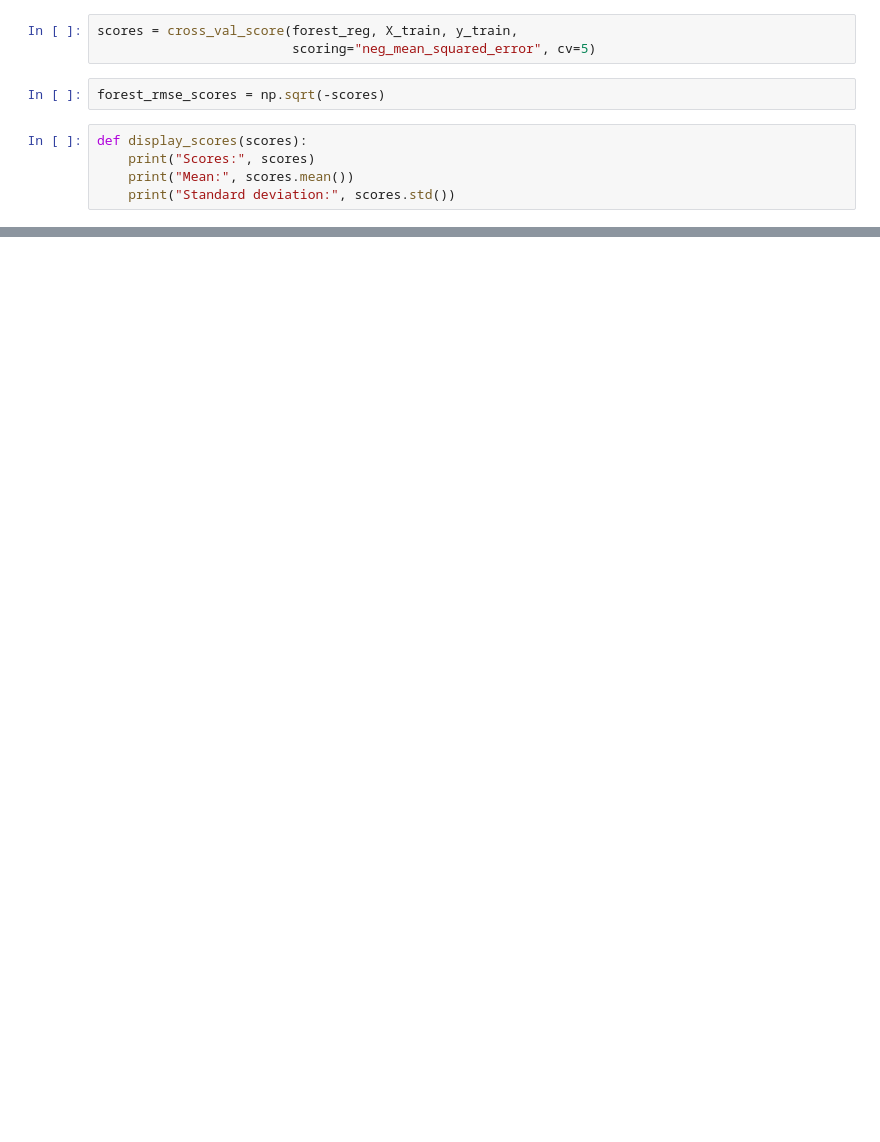
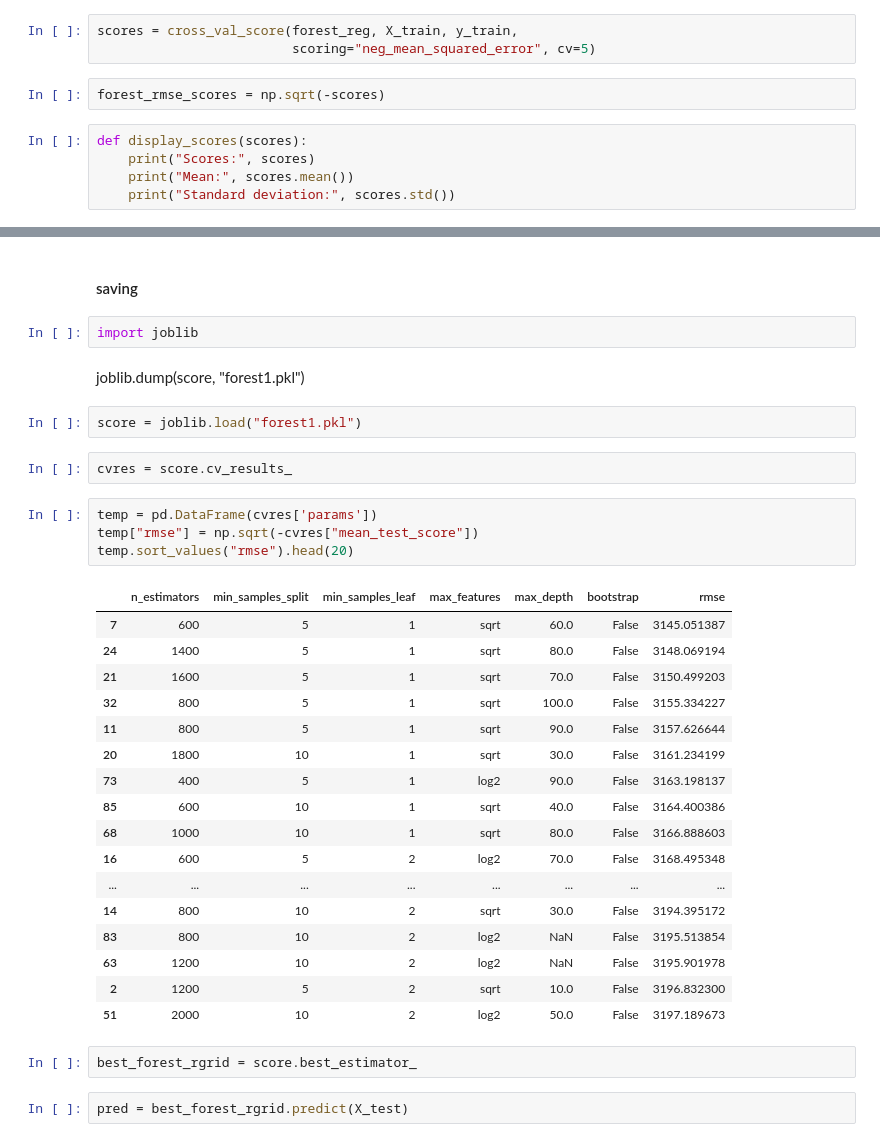
Before and after one commit to OverCat2000/ML_project, a Jupyter notebook: advanceAnalysis.ipynb, the cells around one changed output, grey strips where cells are left out. Drawn from its saved outputs; the diff is of its cells as text; blank space fills up the shorter version.

```diff
--- a/advanceAnalysis.ipynb
+++ b/advanceAnalysis.ipynb
@@ -163,0 +231,36 @@ plt.show()
+# %% [markdown]
+#### saving
+# %%
+import joblib
+# %% [markdown]
+joblib.dump(score, "forest1.pkl")
+# %%
+score = joblib.load("forest1.pkl")
+# %%
+cvres = score.cv_results_
+# %%
+temp = pd.DataFrame(cvres['params'])
+temp["rmse"] = np.sqrt(-cvres["mean_test_score"])
+temp.sort_values("rmse").head(20)
+# %% [output]
+|  | n_estimators | min_samples_split | min_samples_leaf | max_features | max_depth | bootstrap | rmse |
+| 7 | 600 | 5 | 1 | sqrt | 60.0 | False | 3145.051387 |
+| 24 | 1400 | 5 | 1 | sqrt | 80.0 | False | 3148.069194 |
+| 21 | 1600 | 5 | 1 | sqrt | 70.0 | False | 3150.499203 |
+| 32 | 800 | 5 | 1 | sqrt | 100.0 | False | 3155.334227 |
+| 11 | 800 | 5 | 1 | sqrt | 90.0 | False | 3157.626644 |
+| 20 | 1800 | 10 | 1 | sqrt | 30.0 | False | 3161.234199 |
+| 73 | 400 | 5 | 1 | log2 | 90.0 | False | 3163.198137 |
+| 85 | 600 | 10 | 1 | sqrt | 40.0 | False | 3164.400386 |
+| 68 | 1000 | 10 | 1 | sqrt | 80.0 | False | 3166.888603 |
+| 16 | 600 | 5 | 2 | log2 | 70.0 | False | 3168.495348 |
+| ... | ... | ... | ... | ... | ... | ... | ... |
+| 14 | 800 | 10 | 2 | sqrt | 30.0 | False | 3194.395172 |
+| 83 | 800 | 10 | 2 | log2 | NaN | False | 3195.513854 |
+| 63 | 1200 | 10 | 2 | log2 | NaN | False | 3195.901978 |
+| 2 | 1200 | 5 | 2 | sqrt | 10.0 | False | 3196.832300 |
+| 51 | 2000 | 10 | 2 | log2 | 50.0 | False | 3197.189673 |
+# %%
+best_forest_rgrid = score.best_estimator_
+# %%
+pred = best_forest_rgrid.predict(X_test)
```
Also changed, not shown: parts of 19 cells of this notebook, 1 other file.
